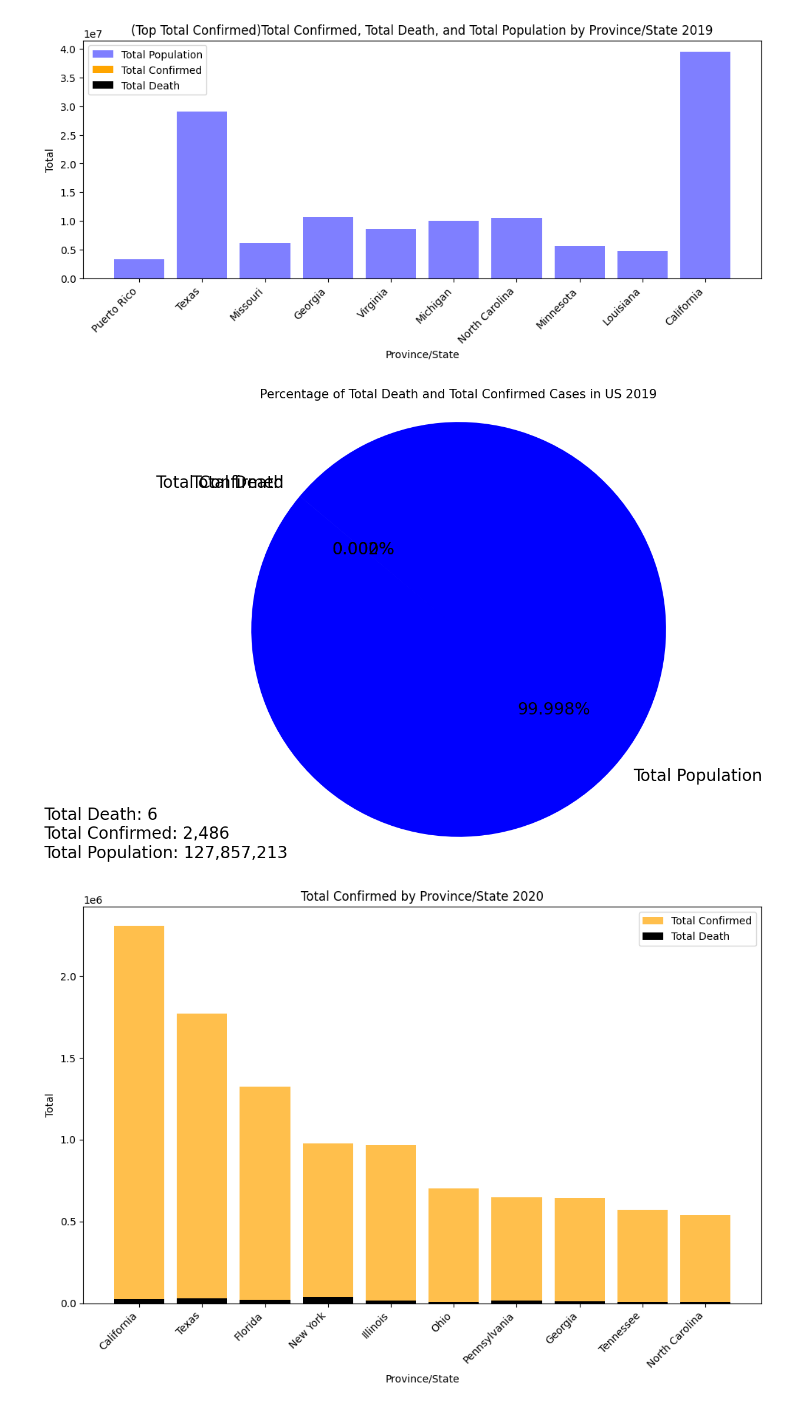
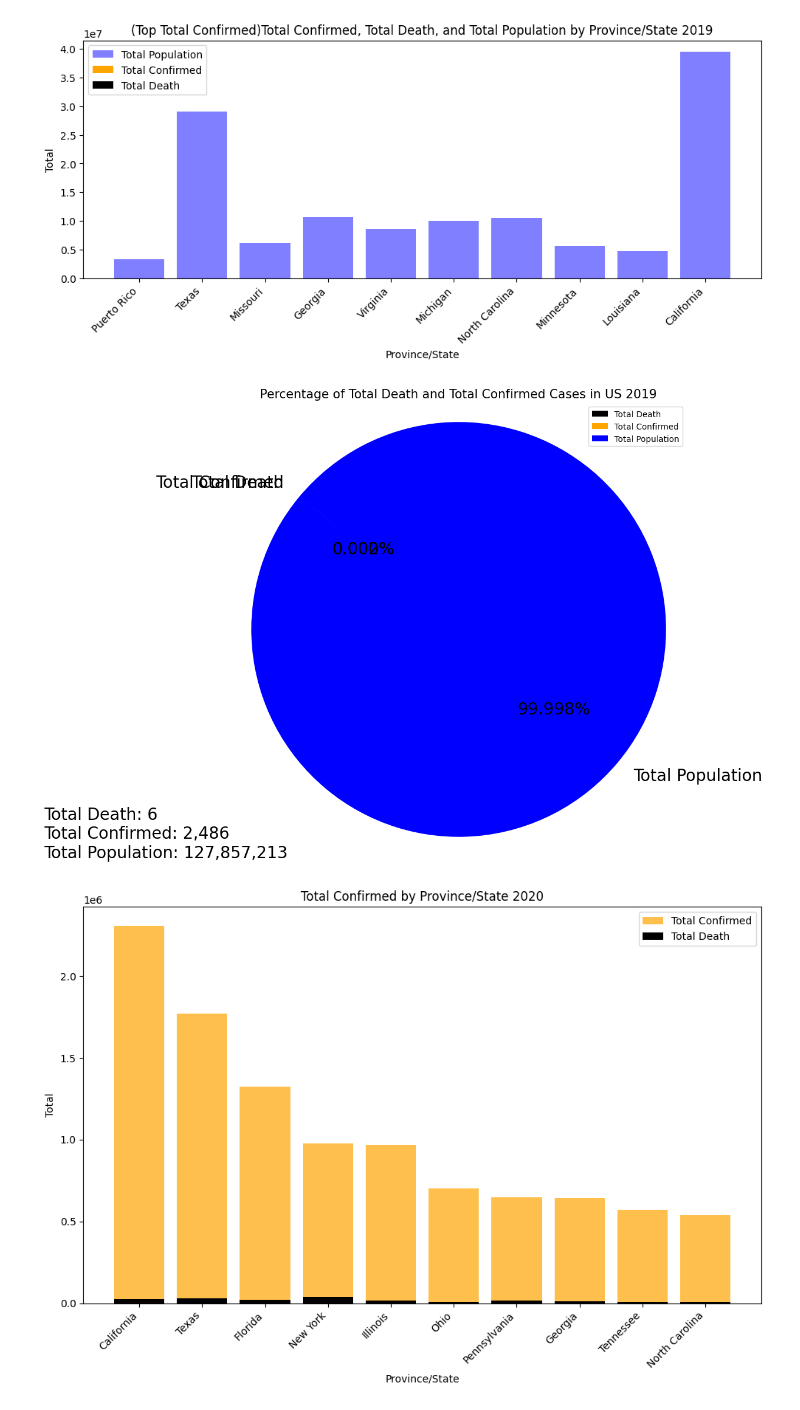
Before and after one commit to AppleBoiy/cs203-c19-analysis, a Jupyter notebook: code/ranking.ipynb, the cells around one changed output. Cells and saved outputs as stored; diff of their text form; code cells hidden in the pictures.

```diff
--- a/code/ranking.ipynb
+++ b/code/ranking.ipynb
@@ -84,29 +84,31 @@ plt.show()
 # %%
 total_deaths = state_dt19['Total Death'].sum()
 total_confirmed = state_dt19['Total Confirmed'].sum() - total_deaths
 total_population = state_dt19['Total Population'].sum() - total_confirmed - total_deaths
 
 formatted_total_deaths = '{:,}'.format(int(total_deaths))
 formatted_total_confirmed = '{:,}'.format(int(state_dt19['Total Confirmed'].sum()))
 formatted_total_population = '{:,}'.format(int(state_dt19['Total Population'].sum()))
 
 labels = ['Total Death', 'Total Confirmed', 'Total Population']
 sizes = [total_deaths, total_confirmed, total_population]
 colors = ['black', 'orange', 'blue']
 
 plt.figure(figsize=(10, 10))
 plt.pie(sizes, labels=labels, colors=colors, autopct=lambda x: '{:.3f}%'.format(x), startangle=140, textprops={'fontsize': 20})
 
 title_text = f'Total Death: {formatted_total_deaths}\nTotal Confirmed: {formatted_total_confirmed}'
 plt.title('Percentage of Total Death and Total Confirmed Cases in US 2019', fontsize=15)
 
 total_text = f'Total Death: {formatted_total_deaths}\nTotal Confirmed: {formatted_total_confirmed}\nTotal Population: {formatted_total_population}'
 plt.text(-2, -1.1, total_text, fontsize=20)
 
+plt.legend()
+
 plt.axis('equal')
 plt.show()
 # %% [output]
-[figure, old version]
+[figure, new version]
 # %%
 state_dt20 = dt20.groupby('Province/State')[['Total Death', 'Total Confirmed']].sum().reset_index()
 state_dt20 = state_dt20.sort_values(by='Total Confirmed', ascending=False)
```
Also changed, not shown: parts of 4 cells of this notebook.
